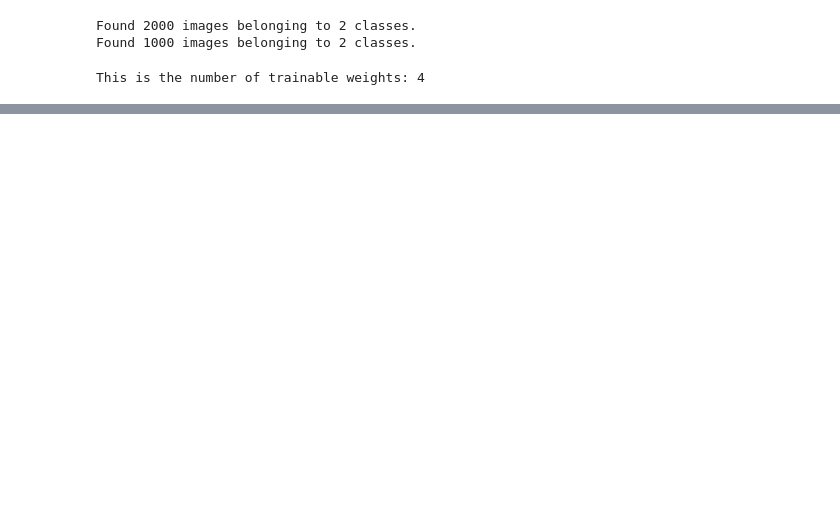
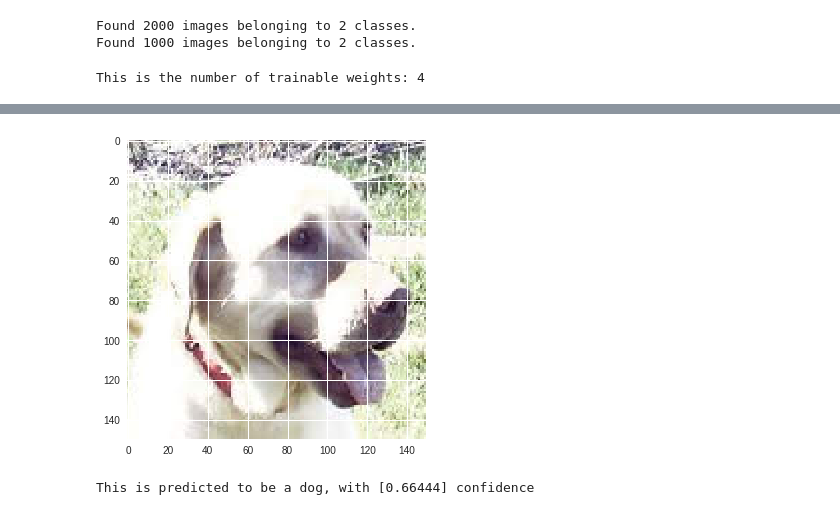
Before and after one commit to vuchicago/Python, a Jupyter notebook: dogsandcatw.ipynb, the cells around one changed output, grey strips where cells are left out. Cells and saved outputs as stored; diff of their text form; code cells hidden in the pictures; blank space fills up the shorter version.

```diff
--- a/dogsandcatw.ipynb
+++ b/dogsandcatw.ipynb
@@ -353,0 +466,17 @@ print(p1.year)
+# %%
+###PREDICTS DOG
+import matplotlib.pyplot as plt
+plt.imshow(img_tensor_d[0])
+plt.show()
+prediction=model.predict(img_tensor_d)
+dic={0:'cat',1:'dog'}
+conf="This is predicted to be a {}, with {} confidence"
+animal=np.int(np.round(prediction))
+if prediction>=.5:
+  pred=np.round(prediction,5)
+else:
+  pred=np.round(1-prediction,5)
+print(conf.format(dic[animal],pred[0]))
+# %% [output]
+[figure, added]
+This is predicted to be a dog, with [0.66444] confidence
```
Also changed, not shown: parts of 23 cells of this notebook.
